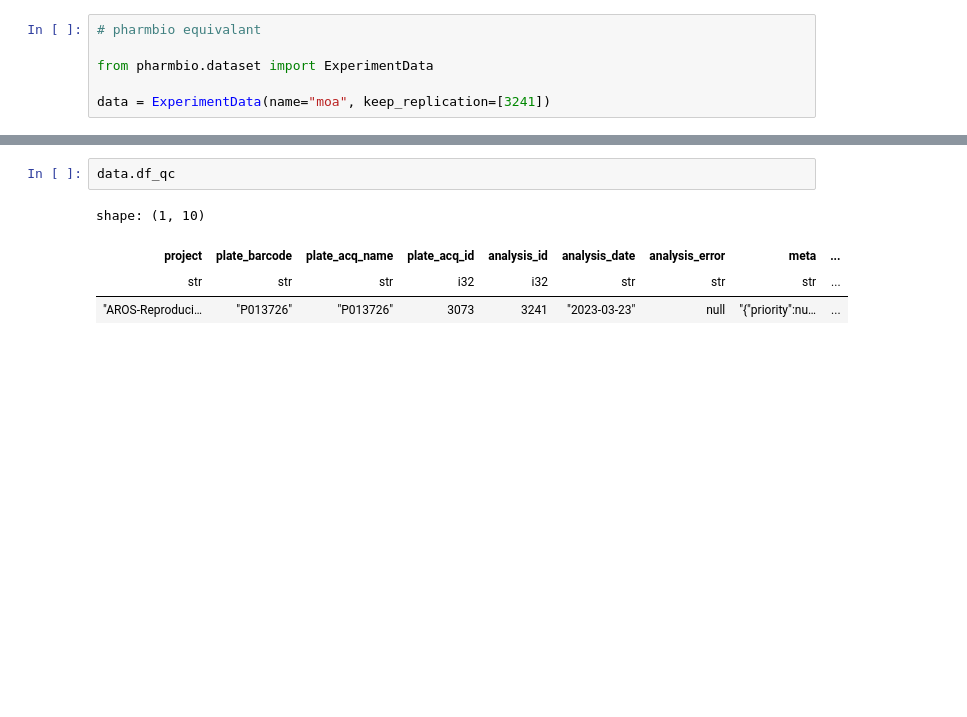
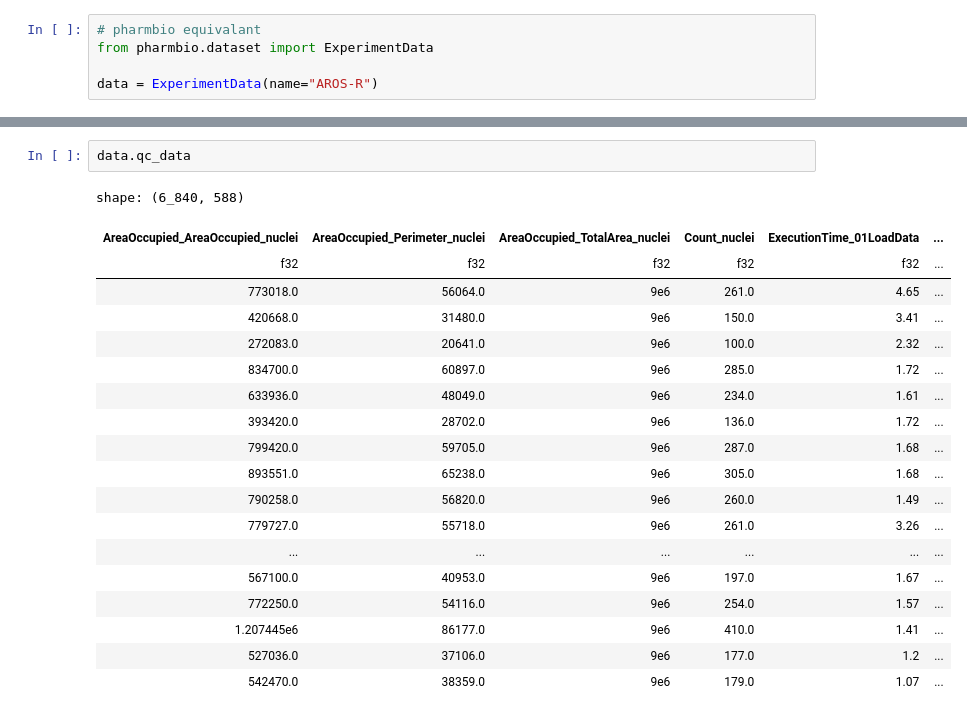
Before and after one commit to pharmbio/pharmbio_package, a Jupyter notebook: test_package.ipynb, the cells around one changed output, grey strips where cells are left out. Saved outputs shown, nothing was run; the diff lists cells and outputs as text; blank space fills up the shorter version.

Commit message:
modified dataset module and added qc_data, also added pharmbio in pypi

```diff
--- a/test_package.ipynb
+++ b/test_package.ipynb
@@ -6,8 +7,7 @@ get_projects_list(lookup="moa")
 ['AROS-Reproducibility-MoA-Full', 'moa-repro']
 # %%
 # pharmbio equivalant
-
 from pharmbio.dataset import ExperimentData
 
-data = ExperimentData(name="moa", keep_replication=[3241])
+data = ExperimentData(name="AROS-R")
 # %% [output]
@@ -21,7 +27,22 @@ Analysis for the plate with barcode P013726 is replicated 2 times with analysis_
 # %%
-data.df_qc
+data.qc_data
 # %% [output]
-shape: (1, 10)
+shape: (6_840, 588)
-| project | plate_barcode | plate_acq_name | plate_acq_id | analysis_id | analysis_date | analysis_error | meta | ... |
-| str | str | str | i32 | i32 | str | str | str | ... |
-| "AROS-Reproduci… | "P013726" | "P013726" | 3073 | 3241 | "2023-03-23" | null | "{"priority":nu… | ... |
+| AreaOccupied_AreaOccupied_nuclei | AreaOccupied_Perimeter_nuclei | AreaOccupied_TotalArea_nuclei | Count_nuclei | ExecutionTime_01LoadData | ... |
+| f32 | f32 | f32 | f32 | f32 | ... |
+| 773018.0 | 56064.0 | 9e6 | 261.0 | 4.65 | ... |
+| 420668.0 | 31480.0 | 9e6 | 150.0 | 3.41 | ... |
+| 272083.0 | 20641.0 | 9e6 | 100.0 | 2.32 | ... |
+| 834700.0 | 60897.0 | 9e6 | 285.0 | 1.72 | ... |
+| 633936.0 | 48049.0 | 9e6 | 234.0 | 1.61 | ... |
+| 393420.0 | 28702.0 | 9e6 | 136.0 | 1.72 | ... |
+| 799420.0 | 59705.0 | 9e6 | 287.0 | 1.68 | ... |
+| 893551.0 | 65238.0 | 9e6 | 305.0 | 1.68 | ... |
+| 790258.0 | 56820.0 | 9e6 | 260.0 | 1.49 | ... |
+| 779727.0 | 55718.0 | 9e6 | 261.0 | 3.26 | ... |
+| ... | ... | ... | ... | ... | ... |
+| 567100.0 | 40953.0 | 9e6 | 197.0 | 1.67 | ... |
+| 772250.0 | 54116.0 | 9e6 | 254.0 | 1.57 | ... |
+| 1.207445e6 | 86177.0 | 9e6 | 410.0 | 1.41 | ... |
+| 527036.0 | 37106.0 | 9e6 | 177.0 | 1.2 | ... |
+| 542470.0 | 38359.0 | 9e6 | 179.0 | 1.07 | ... |
```
Also changed, not shown: parts of 3 cells of this notebook, 12 other files.
